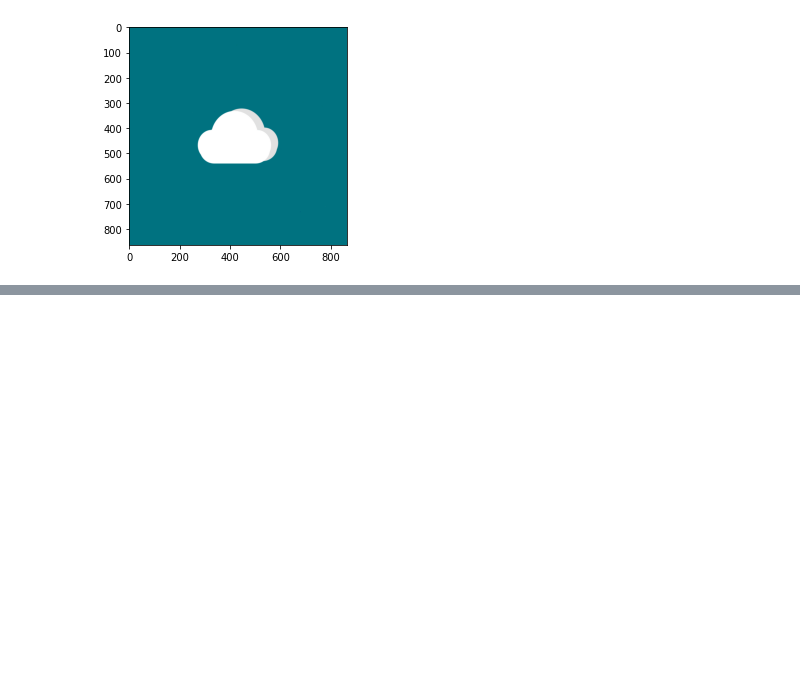
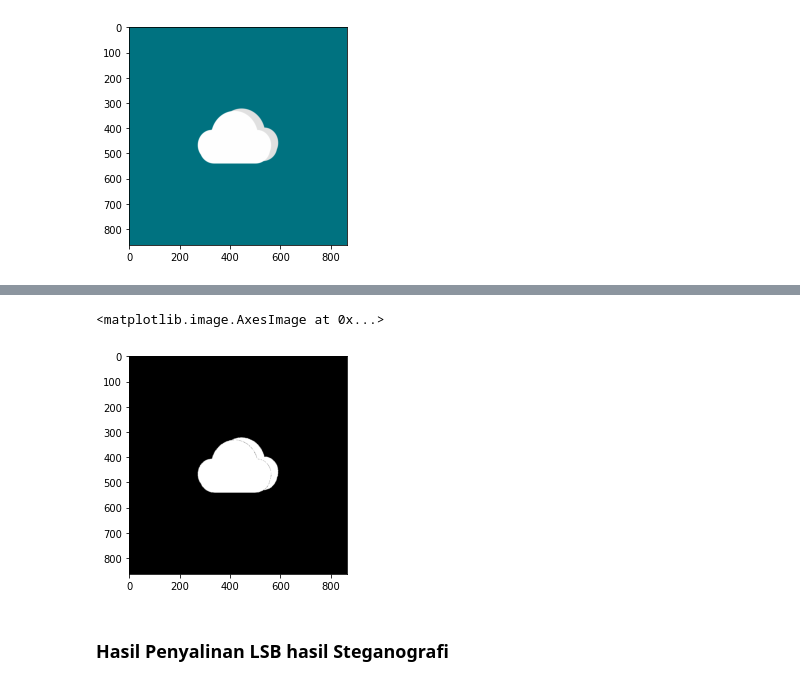
Before and after one commit to bayusamudra5502/Matdis-Steganografi, a Jupyter notebook: src/notebook/notebook.ipynb, the cells around one changed output, grey strips where cells are left out. Saved outputs shown, nothing was run; the diff lists cells and outputs as text; code cells hidden in the pictures; blank space fills up the shorter version.

```diff
--- a/src/notebook/notebook.ipynb
+++ b/src/notebook/notebook.ipynb
@@ -116,0 +165,7 @@ bits
+# %%
+plt.imshow(b,cmap="gray")
+# %% [output]
+<matplotlib.image.AxesImage at 0x...>
+[figure, added]
+# %% [markdown]
+### Hasil Penyalinan LSB hasil Steganografi
```
Also changed, not shown: parts of 44 cells of this notebook.
